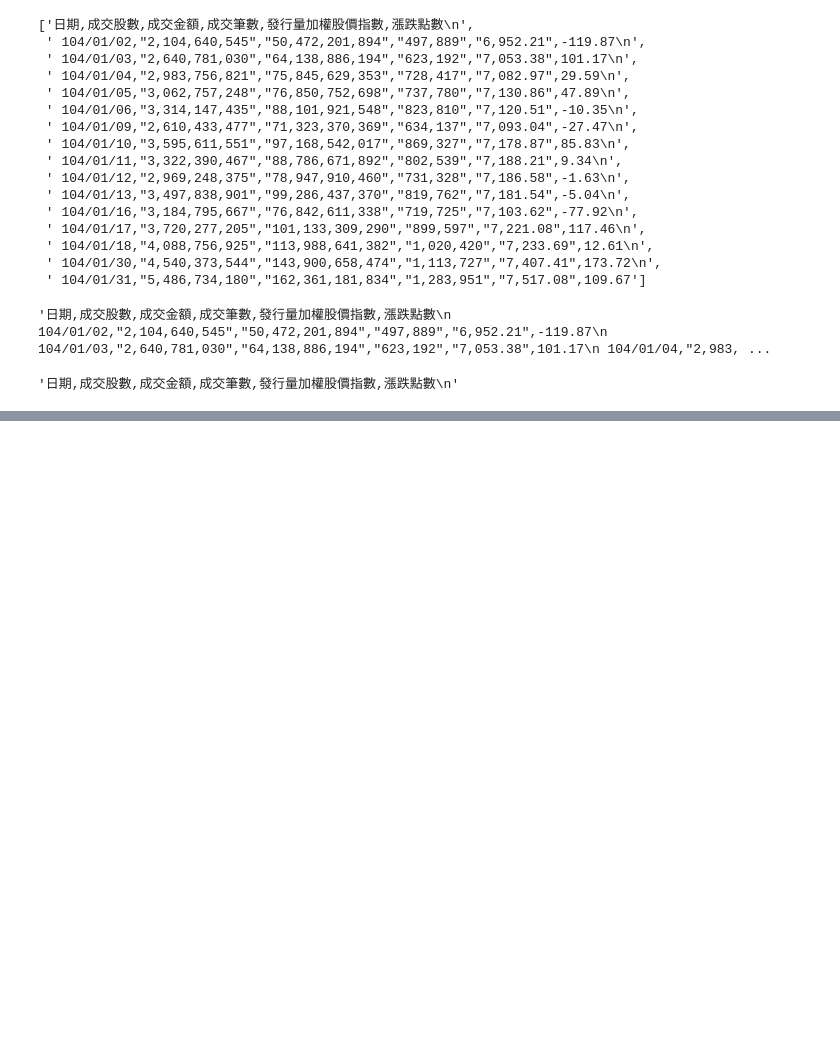
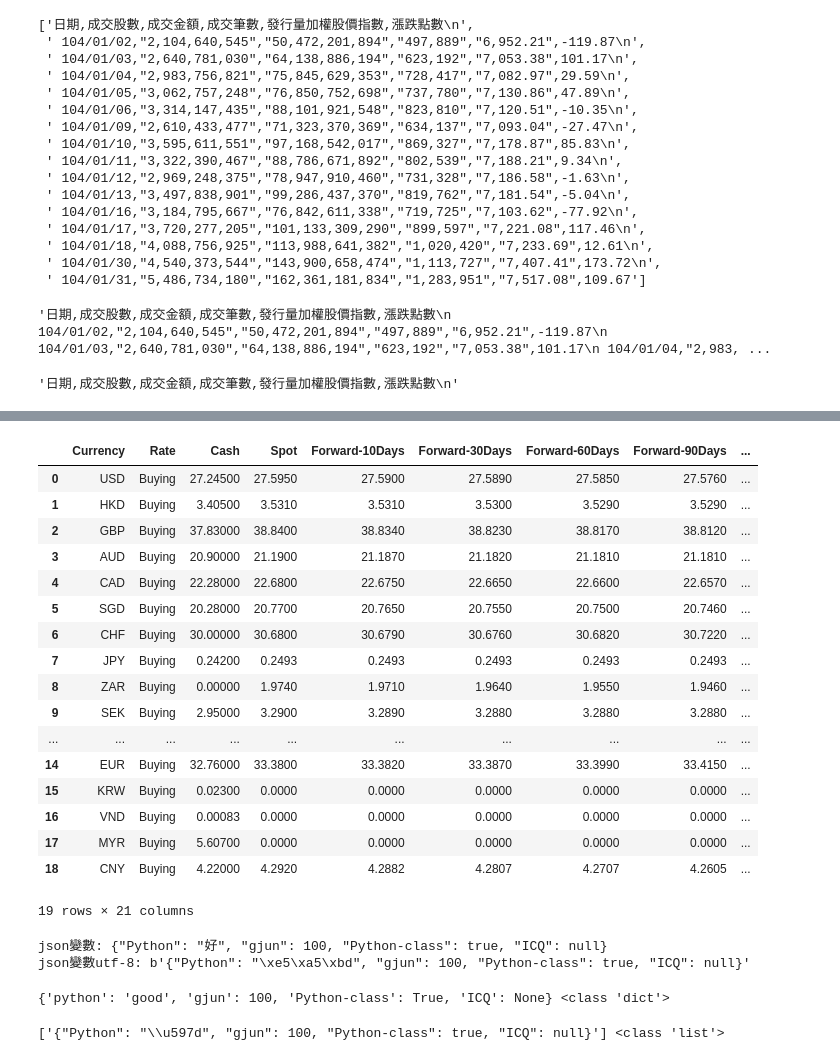
Before and after one commit to nianyiii/Python_AI, a Jupyter notebook: Day08_20210610_檔案存取與Numpy/Day08_20210610_檔案存取與Numpy.ipynb, the cells around one changed output, grey strips where cells are left out. Cells and saved outputs as stored; diff of their text form; code cells hidden in the pictures; blank space fills up the shorter version.

```diff
--- a/Day08_20210610_檔案存取與Numpy/Day08_20210610_檔案存取與Numpy.ipynb
+++ b/Day08_20210610_檔案存取與Numpy/Day08_20210610_檔案存取與Numpy.ipynb
@@ -50,0 +299,24 @@ output.close()
+# %%
+# 補充：read csv file fast->Pandas!!!
+
+import pandas as pd
+pd.read_csv('ExchangeRate@000000001601.csv', index_col = False)
+# %% [output]
+|  | Currency | Rate | Cash | Spot | Forward-10Days | Forward-30Days | Forward-60Days | Forward-90Days | ... |
+| 0 | USD | Buying | 27.24500 | 27.5950 | 27.5900 | 27.5890 | 27.5850 | 27.5760 | ... |
+| 1 | HKD | Buying | 3.40500 | 3.5310 | 3.5310 | 3.5300 | 3.5290 | 3.5290 | ... |
+| 2 | GBP | Buying | 37.83000 | 38.8400 | 38.8340 | 38.8230 | 38.8170 | 38.8120 | ... |
+| 3 | AUD | Buying | 20.90000 | 21.1900 | 21.1870 | 21.1820 | 21.1810 | 21.1810 | ... |
+| 4 | CAD | Buying | 22.28000 | 22.6800 | 22.6750 | 22.6650 | 22.6600 | 22.6570 | ... |
+| 5 | SGD | Buying | 20.28000 | 20.7700 | 20.7650 | 20.7550 | 20.7500 | 20.7460 | ... |
+| 6 | CHF | Buying | 30.00000 | 30.6800 | 30.6790 | 30.6760 | 30.6820 | 30.7220 | ... |
+| 7 | JPY | Buying | 0.24200 | 0.2493 | 0.2493 | 0.2493 | 0.2493 | 0.2493 | ... |
+| 8 | ZAR | Buying | 0.00000 | 1.9740 | 1.9710 | 1.9640 | 1.9550 | 1.9460 | ... |
+| 9 | SEK | Buying | 2.95000 | 3.2900 | 3.2890 | 3.2880 | 3.2880 | 3.2880 | ... |
+| ... | ... | ... | ... | ... | ... | ... | ... | ... | ... |
+| 14 | EUR | Buying | 32.76000 | 33.3800 | 33.3820 | 33.3870 | 33.3990 | 33.4150 | ... |
+| 15 | KRW | Buying | 0.02300 | 0.0000 | 0.0000 | 0.0000 | 0.0000 | 0.0000 | ... |
+| 16 | VND | Buying | 0.00083 | 0.0000 | 0.0000 | 0.0000 | 0.0000 | 0.0000 | ... |
+| 17 | MYR | Buying | 5.60700 | 0.0000 | 0.0000 | 0.0000 | 0.0000 | 0.0000 | ... |
+| 18 | CNY | Buying | 4.22000 | 4.2920 | 4.2882 | 4.2807 | 4.2707 | 4.2605 | ... |
+19 rows × 21 columns
@@ -50,0 +333,21 @@ output.close()
+# %%
+# json資料操作
+# dump(s)：將數據轉換成json格式檔案（變數）
+
+import json
+
+# dict變數
+dict1 = {'Python':'好',
+        'gjun':100,
+       'Python-class':True,
+       'ICQ':None}
+
+# json變數
+json2 = json.dumps(dict1, ensure_ascii = False) # 執行dumps時，加入ensure_ascii = False參數可避免亂碼產生
+print('json變數:', json2)
+
+json3 = json2.encode('utf-8')
+print('json變數utf-8:', json3)
+# %% [output]
+json變數: {"Python": "好", "gjun": 100, "Python-class": true, "ICQ": null}
+json變數utf-8: b'{"Python": "\xe5\xa5\xbd", "gjun": 100, "Python-class": true, "ICQ": null}'
@@ -50,0 +376,19 @@ output.close()
+# %%
+# json資料操作
+# load(s)：從json字串的檔案(記憶體）中取出資料轉入Python的dict資料型態
+
+import json
+
+message = '{"python":"good", "gjun":100, "Python-class":true, "ICQ":null}'
+json2 = json.loads(message) # 將json字串轉換成dict
+print(json2, type(json2))
+# %% [output]
+{'python': 'good', 'gjun': 100, 'Python-class': True, 'ICQ': None} <class 'dict'>
+# %%
+# Practice
+
+with open('data0.json', 'r') as inputfile:
+    message = inputfile.readlines() # 載入文字成list
+print(message, type(message))
+# %% [output]
+['{"Python": "\\u597d", "gjun": 100, "Python-class": true, "ICQ": null}'] <class 'list'>
```
Also changed, not shown: parts of 45 cells of this notebook, 11 other files.
